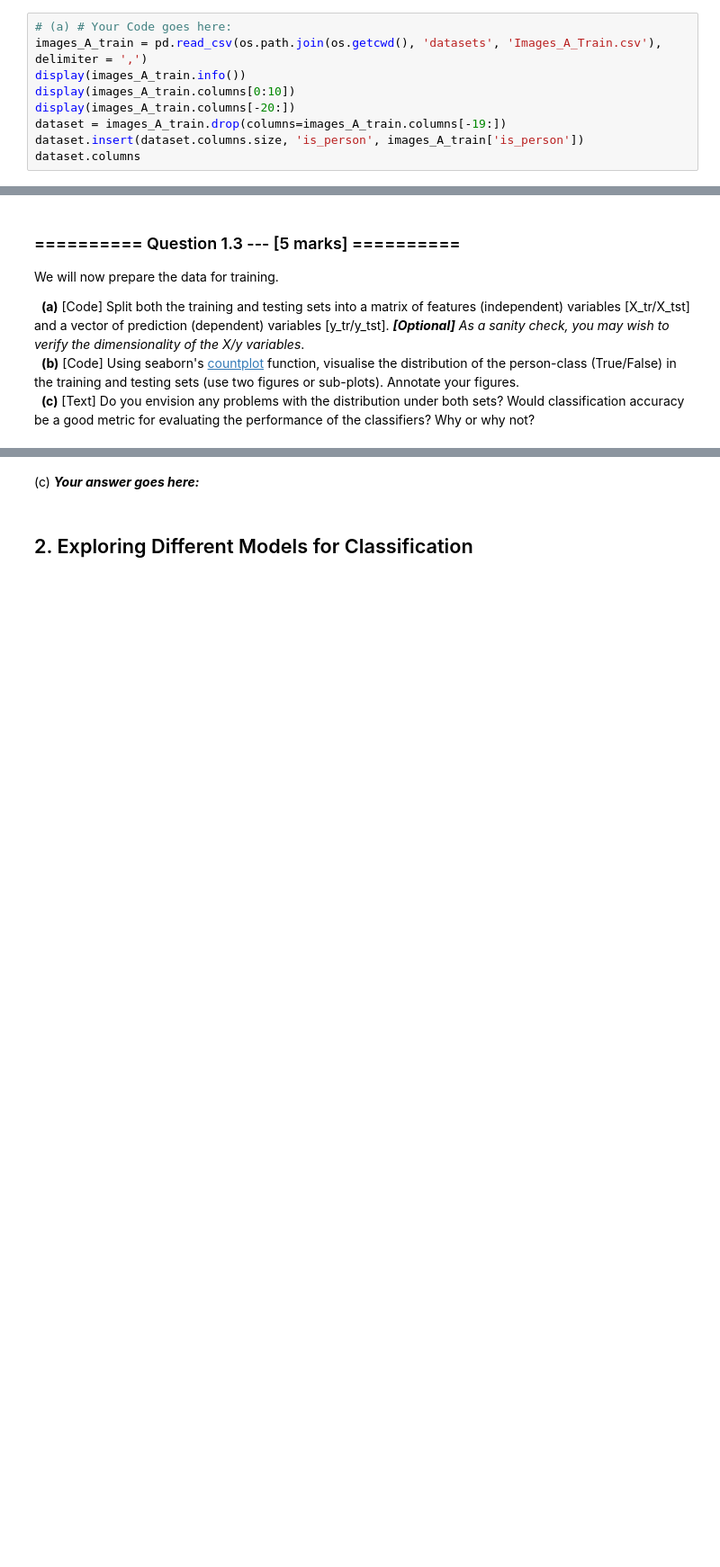
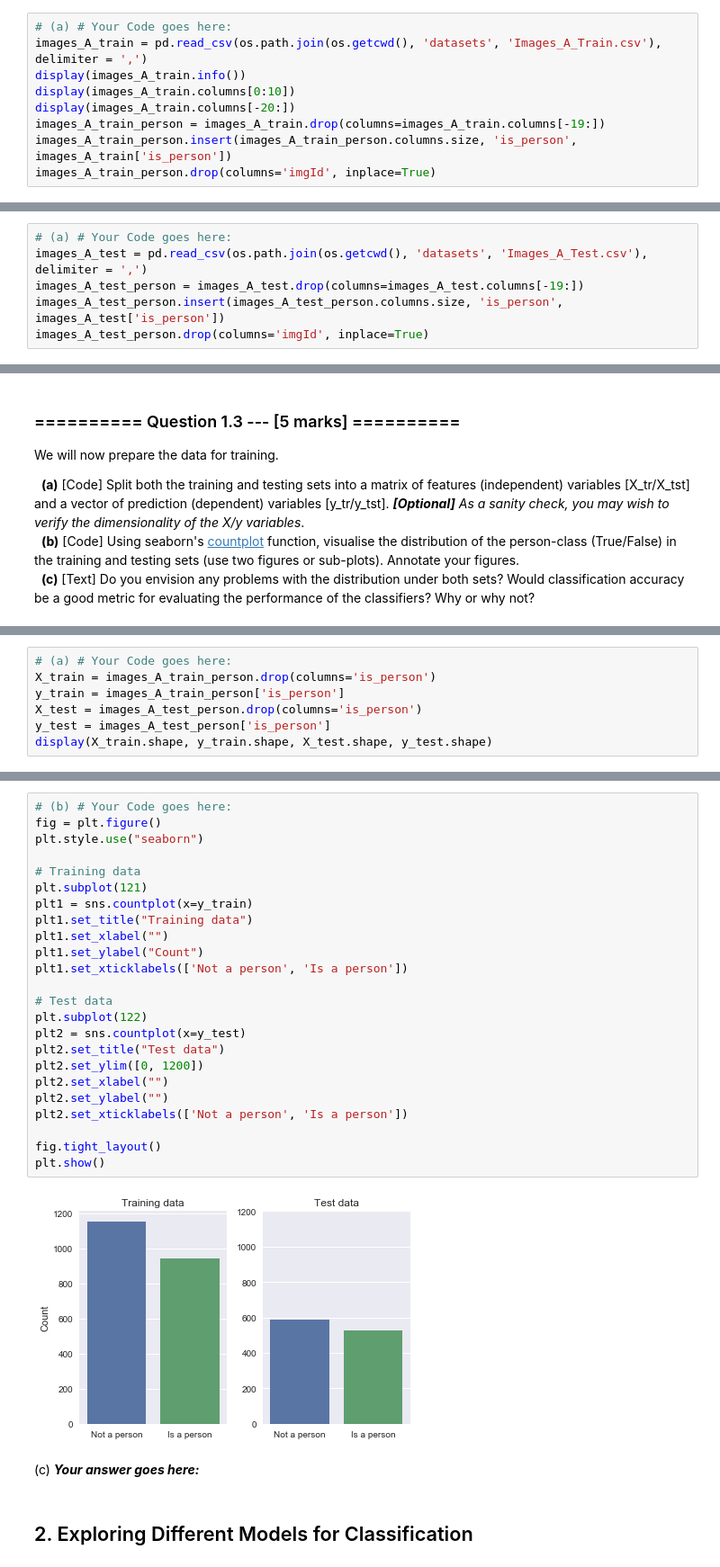
Before and after one commit to zhanshenlc/IAML2018, a Jupyter notebook: Assignments/03_A_ObjectRecognition.ipynb, the cells around one changed output, grey strips where cells are left out. Shown at 90% size. Drawn from its saved outputs; the diff is of its cells as text; blank space fills up the shorter version.

```diff
--- a/Assignments/03_A_ObjectRecognition.ipynb
+++ b/Assignments/03_A_ObjectRecognition.ipynb
@@ -134,9 +136,9 @@ images_A_train = pd.read_csv(os.path.join(os.getcwd(), 'datasets', 'Images_A_Tra
 display(images_A_train.info())
 display(images_A_train.columns[0:10])
 display(images_A_train.columns[-20:])
-dataset = images_A_train.drop(columns=images_A_train.columns[-19:])
-dataset.insert(dataset.columns.size, 'is_person', images_A_train['is_person'])
-dataset.columns
+images_A_train_person = images_A_train.drop(columns=images_A_train.columns[-19:])
+images_A_train_person.insert(images_A_train_person.columns.size, 'is_person', images_A_train['is_person'])
+images_A_train_person.drop(columns='imgId', inplace=True)
 # %% [output]
 <class 'pandas.core.frame.DataFrame'>
 RangeIndex: 2093 entries, 0 to 2092
@@ -175,2 +205,8 @@ Now we will prepare the testing set in a similar manner.
+# %%
+# (a) # Your Code goes here:
+images_A_test = pd.read_csv(os.path.join(os.getcwd(), 'datasets', 'Images_A_Test.csv'), delimiter = ',')
+images_A_test_person = images_A_test.drop(columns=images_A_test.columns[-19:])
+images_A_test_person.insert(images_A_test_person.columns.size, 'is_person', images_A_test['is_person'])
+images_A_test_person.drop(columns='imgId', inplace=True)
 # %%
 # (b) # Your Code goes here:
@@ -190,0 +259,7 @@ We will now prepare the data for training.
+# %%
+# (a) # Your Code goes here:
+X_train = images_A_train_person.drop(columns='is_person')
+y_train = images_A_train_person['is_person']
+X_test = images_A_test_person.drop(columns='is_person')
+y_test = images_A_test_person['is_person']
+display(X_train.shape, y_train.shape, X_test.shape, y_test.shape)
@@ -191,3 +271,29 @@ We will now prepare the data for training.
+# %%
+# (b) # Your Code goes here:
+fig = plt.figure()
+plt.style.use("seaborn")
+
+# Training data
+plt.subplot(121)
+plt1 = sns.countplot(x=y_train)
+plt1.set_title("Training data")
+plt1.set_xlabel("")
+plt1.set_ylabel("Count")
+plt1.set_xticklabels(['Not a person', 'Is a person'])
+
+# Test data
+plt.subplot(122)
+plt2 = sns.countplot(x=y_test)
+plt2.set_title("Test data")
+plt2.set_ylim([0, 1200])
+plt2.set_xlabel("")
+plt2.set_ylabel("")
+plt2.set_xticklabels(['Not a person', 'Is a person'])
+
+fig.tight_layout()
+plt.show()
+# %% [output]
+[figure, added]
 # %% [markdown]
 (c) ***Your answer goes here:***
 # %% [markdown]
```
Also changed, not shown: parts of 12 cells of this notebook.
